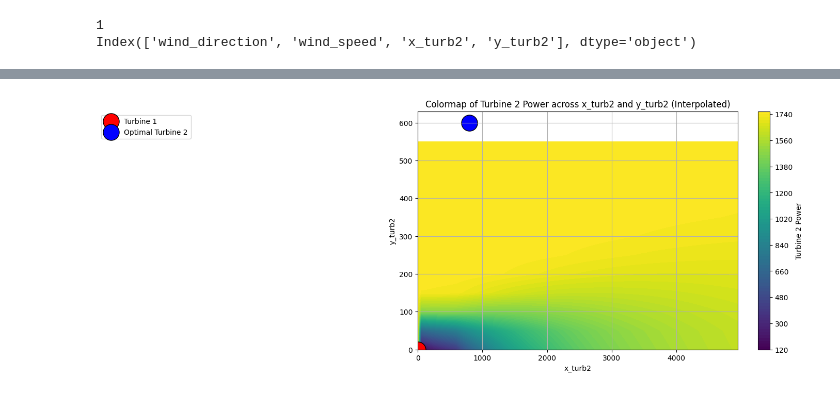
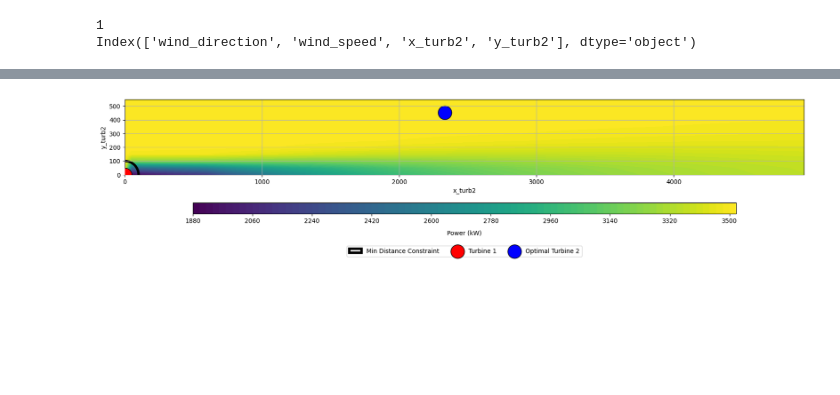
Before and after one commit to schmeti/uc3m_TFM_wind_farm_optimization_codebase, a Jupyter notebook: Windfarm_power_modelling/0_two_turbine_problem_constrLearn_determin.ipynb, the cells around one changed output, grey strips where cells are left out. Saved outputs shown, nothing was run; the diff lists cells and outputs as text; code cells hidden in the pictures; blank space fills up the shorter version.

Commit message:
get deterministic approach to work again

```diff
--- a/Windfarm_power_modelling/0_two_turbine_problem_constrLearn_determin.ipynb
+++ b/Windfarm_power_modelling/0_two_turbine_problem_constrLearn_determin.ipynb
@@ -20,7 +20,7 @@ from distcl import distcl
 ## Load Data
 # %%
 # Load Data
-data = pd.read_csv("data/two_turbine_simulation_data_withzero_2704.csv")
+data = pd.read_csv("data/two_turbine_deterministic270.csv")
 data.head()
 # %% [output]
 |  | x_turb2 | y_turb2 | wind_speed | wind_direction | turbulence_intensity | turbine1_power | turbine2_powers | ... |
@@ -148,19 +133,14 @@ def fix_vars(model,x_ind):
         return model.x[x_ind] == contextual_sample.loc[0,x_ind]
 model.const_fix_vars = pyo.Constraint(model.var_ind, rule=fix_vars)
 
-# range limits for x_turb2 and y_turb2
-model.x_turb2_lb = pyo.Constraint(expr=800 <= model.x['x_turb2'])   # Lower bound
+# upper limits for x_turb2 and y_turb2
 model.x_turb2_ub = pyo.Constraint(expr=model.x['x_turb2'] <= 5000)  # Upper bound
-
-model.y_turb2_lb = pyo.Constraint(expr=0 <= model.x['y_turb2'])     # Lower bound
 model.y_turb2_ub = pyo.Constraint(expr=model.x['y_turb2'] <= 600)   # Upper bound
 
-
-# ## min distance
-# # Define constraints if any (for example, minimum distance between turbines)
-# def distance_constraint(model):
-#     return ((model.x_turb2 - 0)**2 + (model.y_turb2 - 0)**2) >= 400**2
-# model.distance_constraint = Constraint(rule=distance_constraint)
+# lower limits for x_turb2 and y_turb2
+def distance_constraint(model):
+    return ((model.x["x_turb2"] - 0)**2 + (model.x["y_turb2"] - 0)**2) >= 100**2
+model.distance_constraint = Constraint(rule=distance_constraint)
 
 ### Constraint Embedding
 cl_tool.const_embed(opt_model=model, constaints=cons, outcome='power', deterministic = True)
@@ -215,35 +227,40 @@ y_turb2: 600.0
 # %%
 # Visualize the results
 from scipy.interpolate import griddata
 
 
 # Colormap with interpolation
 x = data['x_turb2']
 y = data['y_turb2']
-z = data['turbine2_powers']
+z = data['farm_power']
 xi, yi = np.linspace(x.min(), x.max(), 100), np.linspace(y.min(), y.max(), 100)
 xi, yi = np.meshgrid(xi, yi)
 zi = griddata((x, y), z, (xi, yi), method='linear')
 
-plt.figure(figsize=(10, 6))
+plt.figure(figsize=(20, 6))
 plt.contourf(xi, yi, zi, levels=100, cmap='viridis')
-plt.colorbar(label='Turbine 2 Power')
+cbar = plt.colorbar(label='Total Farm Power', orientation='horizontal', pad=-0.2, aspect=50, shrink=0.8)
+cbar.ax.set_xlabel('Power (kW)', labelpad=10)
 
-# Mark the position of wind turbine one
-plt.scatter(0, 0, color='red', label='Turbine 1', s=500, edgecolor='black')
+# Plot minimum distance constraint
+circle = plt.Circle((0, 0), 100, color='black', fill=False, linestyle='-', label='Min Distance Constraint', linewidth=4)
+plt.gca().add_artist(circle)
 
-# Mark the position of the optimal location of wind turbine 2
+# Turbine Positions
+plt.scatter(0, 0, color='red', label='Turbine 1', s=500, edgecolor='black', zorder=10)
 optimal_x = pyo.value(model.x['x_turb2'])
 optimal_y = pyo.value(model.x['y_turb2'])
 plt.scatter(optimal_x, optimal_y, color='blue', label='Optimal Turbine 2', s=500, edgecolor='black')
 
-plt.legend(loc='upper left', bbox_to_anchor=(-1, 1))
-
-# cosmetics
+# Cosmetics
+plt.axis('scaled')
+plt.xlim(x.min(), x.max())
+plt.ylim(y.min(), y.max())
+plt.legend(loc='upper center', bbox_to_anchor=(0.5, -0.9), ncol=3)
 plt.xlabel('x_turb2')
 plt.ylabel('y_turb2')
-plt.title('Colormap of Turbine 2 Power across x_turb2 and y_turb2 (Interpolated)')
+#plt.title('Colormap of Turbine 2 Power across x_turb2 and y_turb2 (Interpolated)')
 plt.grid(True)
 plt.show()
 # %% [output]
-[figure, old version]
+[figure, new version]
```
Also changed, not shown: parts of 8 cells of this notebook, 5 other files.
